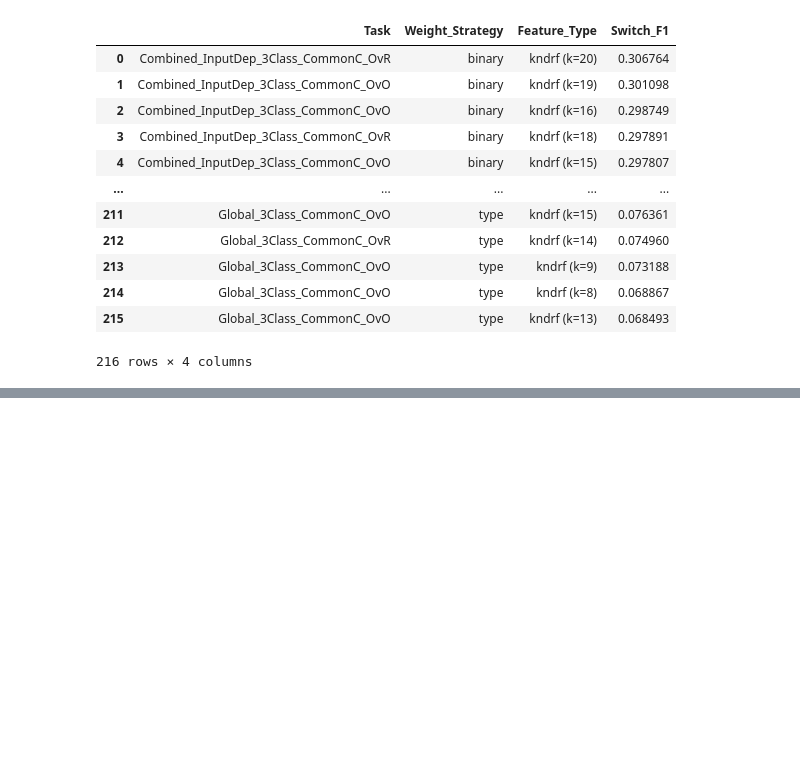
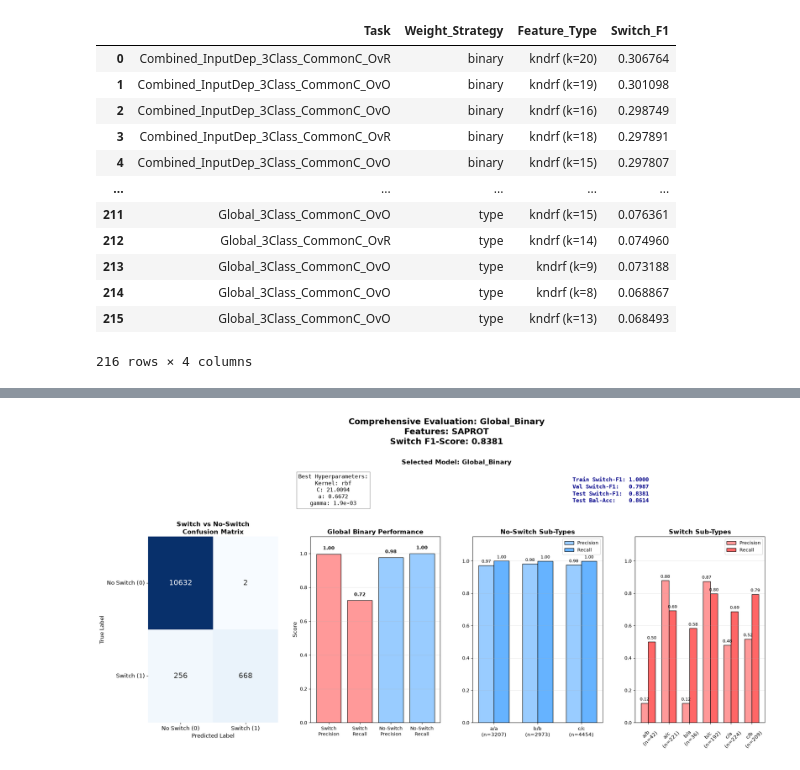
Before and after one commit to Pranav-Machingal/fs_classification_bda26, a Jupyter notebook: results_visualization.ipynb, the cells around one changed output, grey strips where cells are left out. Drawn from its saved outputs; the diff is of its cells as text; code cells hidden in the pictures; blank space fills up the shorter version.

```diff
--- a/results_visualization.ipynb
+++ b/results_visualization.ipynb
@@ -159,3 +159,6 @@ plot_comprehensive_evaluation(task_name='Global_Binary', feature_type="fusionpro
 # %%
-(8253/(8253+2381)), 723/(723+201), (0.78+0.23)/2
+from visualization_utils import plot_comprehensive_evaluation
+plot_comprehensive_evaluation(task_name='Global_Binary', feature_type="saprot")
+# %% [output]
+[figure, added]
 # %%
```
Also changed, not shown: parts of 6 cells of this notebook, 3 other files.
